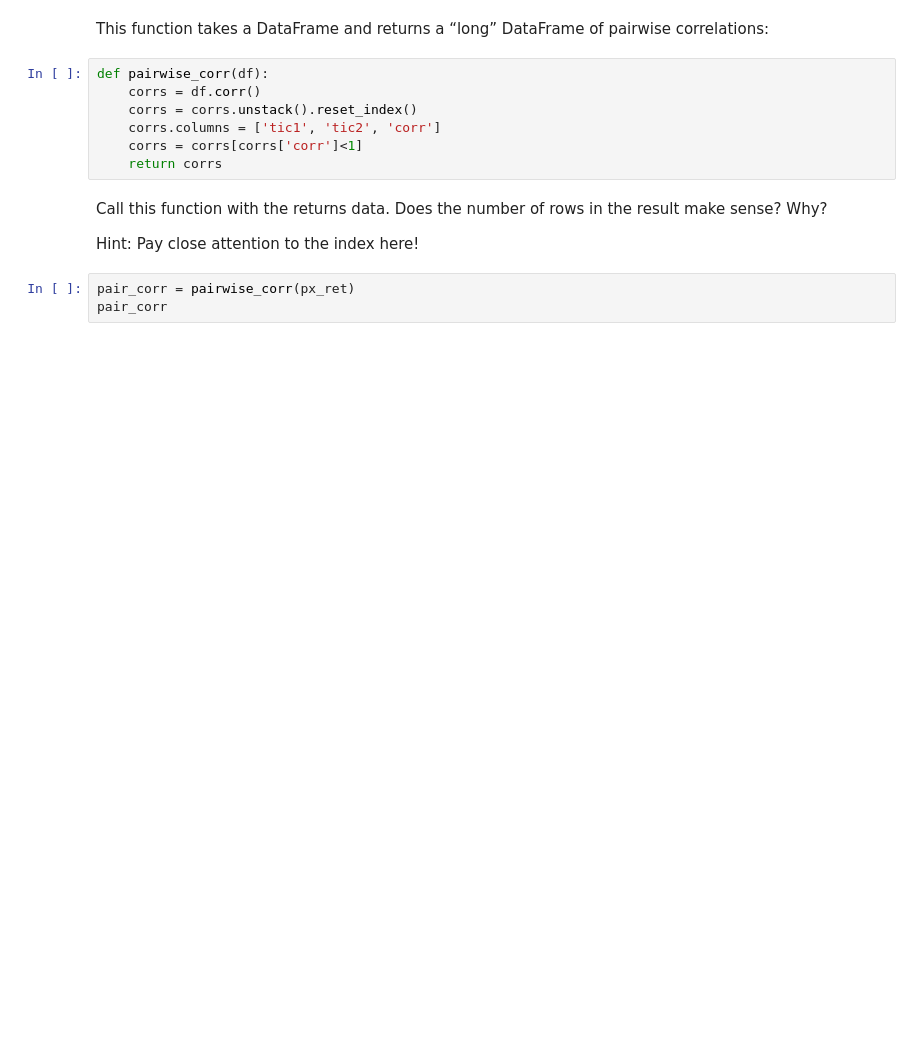
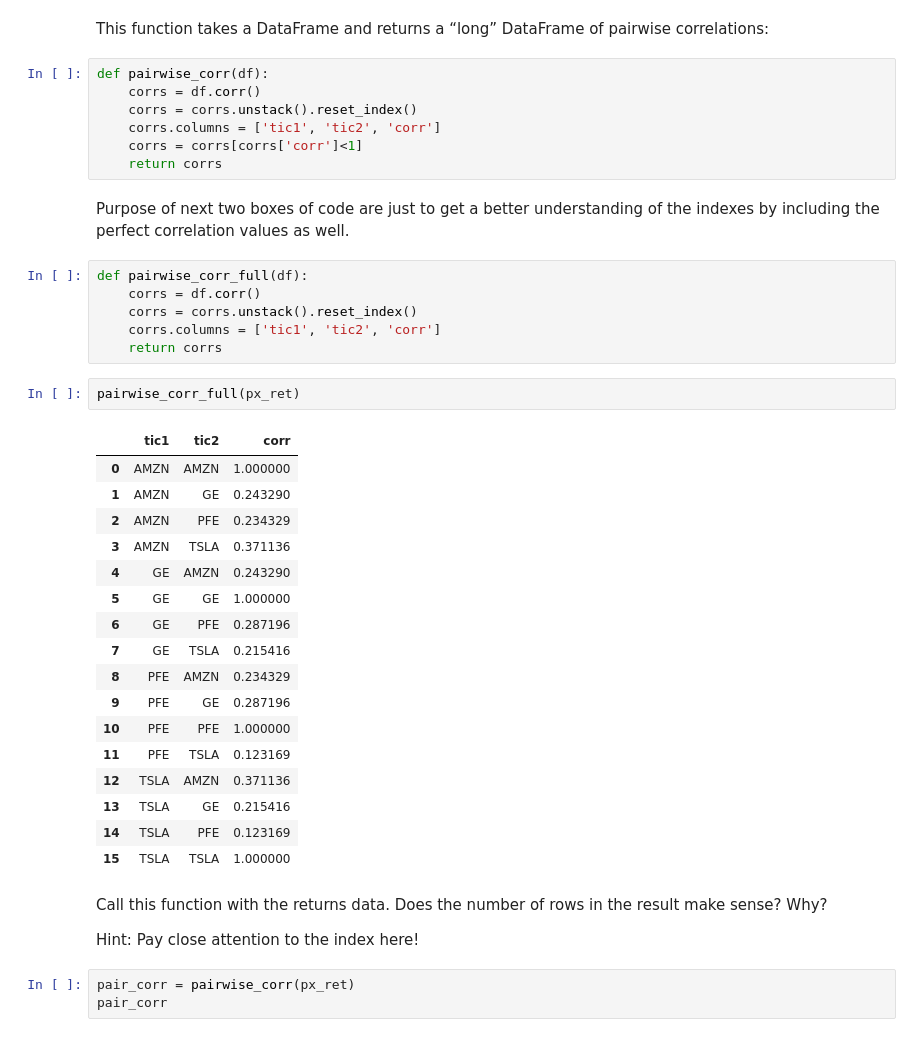
Before and after one commit to vargopal/stockMarket, a Jupyter notebook: HW1.ipynb, the cells around one changed output. Saved outputs shown, nothing was run; the diff lists cells and outputs as text; blank space fills up the shorter version.

Commit message:
Starting market return data

```diff
--- a/HW1.ipynb
+++ b/HW1.ipynb
@@ -94,6 +95,34 @@ def pairwise_corr(df):
     corrs.columns = ['tic1', 'tic2', 'corr']
     corrs = corrs[corrs['corr']<1]
     return corrs
+# %% [markdown]
+Purpose of next two boxes of code are just to get a better understanding of the indexes by including the perfect correlation values as well.
+# %%
+def pairwise_corr_full(df):
+    corrs = df.corr()
+    corrs = corrs.unstack().reset_index()
+    corrs.columns = ['tic1', 'tic2', 'corr']
+    return corrs
+# %%
+pairwise_corr_full(px_ret)
+# %% [output]
+|  | tic1 | tic2 | corr |
+| 0 | AMZN | AMZN | 1.000000 |
+| 1 | AMZN | GE | 0.243290 |
+| 2 | AMZN | PFE | 0.234329 |
+| 3 | AMZN | TSLA | 0.371136 |
+| 4 | GE | AMZN | 0.243290 |
+| 5 | GE | GE | 1.000000 |
+| 6 | GE | PFE | 0.287196 |
+| 7 | GE | TSLA | 0.215416 |
+| 8 | PFE | AMZN | 0.234329 |
+| 9 | PFE | GE | 0.287196 |
+| 10 | PFE | PFE | 1.000000 |
+| 11 | PFE | TSLA | 0.123169 |
+| 12 | TSLA | AMZN | 0.371136 |
+| 13 | TSLA | GE | 0.215416 |
+| 14 | TSLA | PFE | 0.123169 |
+| 15 | TSLA | TSLA | 1.000000 |
 # %% [markdown]
 Call this function with the returns data. Does the number of rows in the result make sense? Why?
 
```
Also changed, not shown: parts of 15 cells of this notebook.
